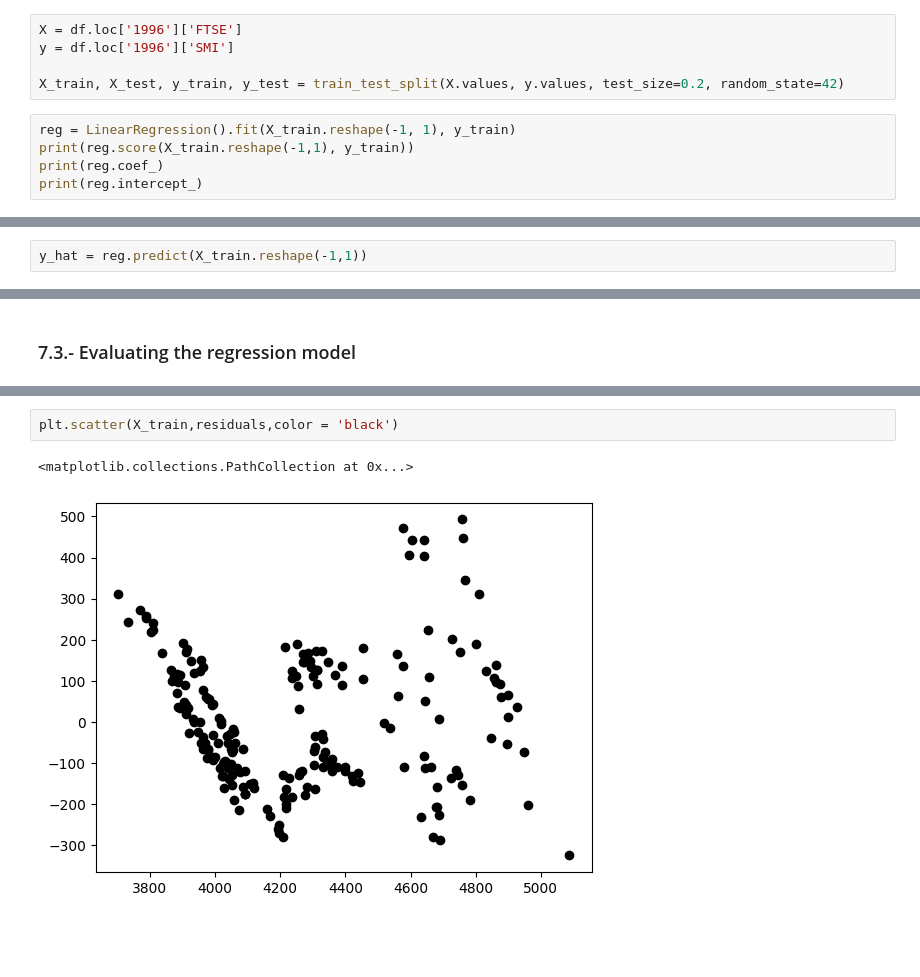
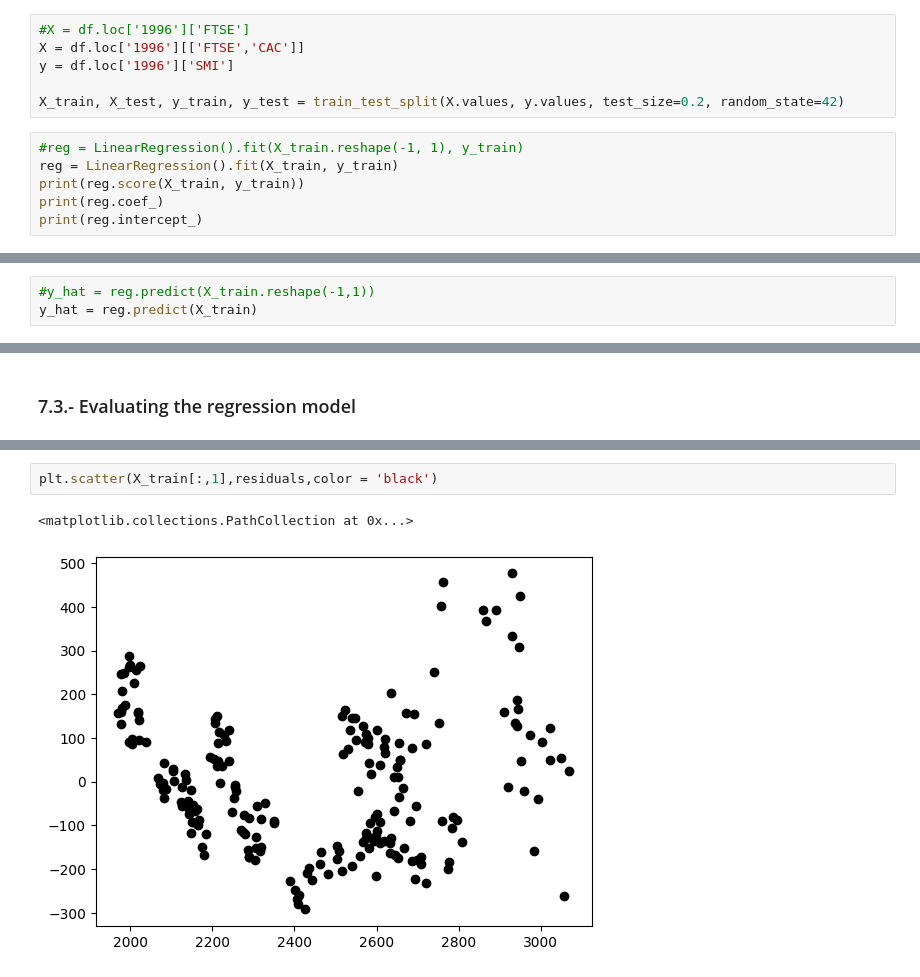
Before and after one commit to Fran-GS-96/Forecasting, a Jupyter notebook: forecasting.ipynb, the cells around one changed output, grey strips where cells are left out. Drawn from its saved outputs; the diff is of its cells as text; blank space fills up the shorter version.

```diff
--- a/forecasting.ipynb
+++ b/forecasting.ipynb
@@ -789,13 +789,15 @@ df.loc['1996':'1997'].plot()
 # %% [markdown]
 ### 7.1.- The linear model
 # %%
-X = df.loc['1996']['FTSE']
+#X = df.loc['1996']['FTSE']
+X = df.loc['1996'][['FTSE','CAC']]
 y = df.loc['1996']['SMI']
 
 X_train, X_test, y_train, y_test = train_test_split(X.values, y.values, test_size=0.2, random_state=42)
 # %%
-reg = LinearRegression().fit(X_train.reshape(-1, 1), y_train)
-print(reg.score(X_train.reshape(-1,1), y_train))
+#reg = LinearRegression().fit(X_train.reshape(-1, 1), y_train)
+reg = LinearRegression().fit(X_train, y_train)
+print(reg.score(X_train, y_train))
 print(reg.coef_)
 print(reg.intercept_)
 # %% [output]
@@ -805,5 +807,6 @@ print(reg.intercept_)
 # %%
-y_hat = reg.predict(X_train.reshape(-1,1))
+#y_hat = reg.predict(X_train.reshape(-1,1))
+y_hat = reg.predict(X_train)
 # %%
 residuals = y_train-y_hat
 auto_corr =acf(residuals,nlags = 30)
@@ -826,8 +829,8 @@ plt.hist(residuals,bins = 15,color = 'black',edgecolor = 'white');
 # %%
-plt.scatter(X_train,residuals,color = 'black')
+plt.scatter(X_train[:,1],residuals,color = 'black')
 # %% [output]
 <matplotlib.collections.PathCollection at 0x...>
-[figure, old version]
+[figure, new version]
 # %%
 plt.scatter(y_hat,residuals,color = 'black')
 # %% [output]
```
Also changed, not shown: parts of 12 cells of this notebook.
